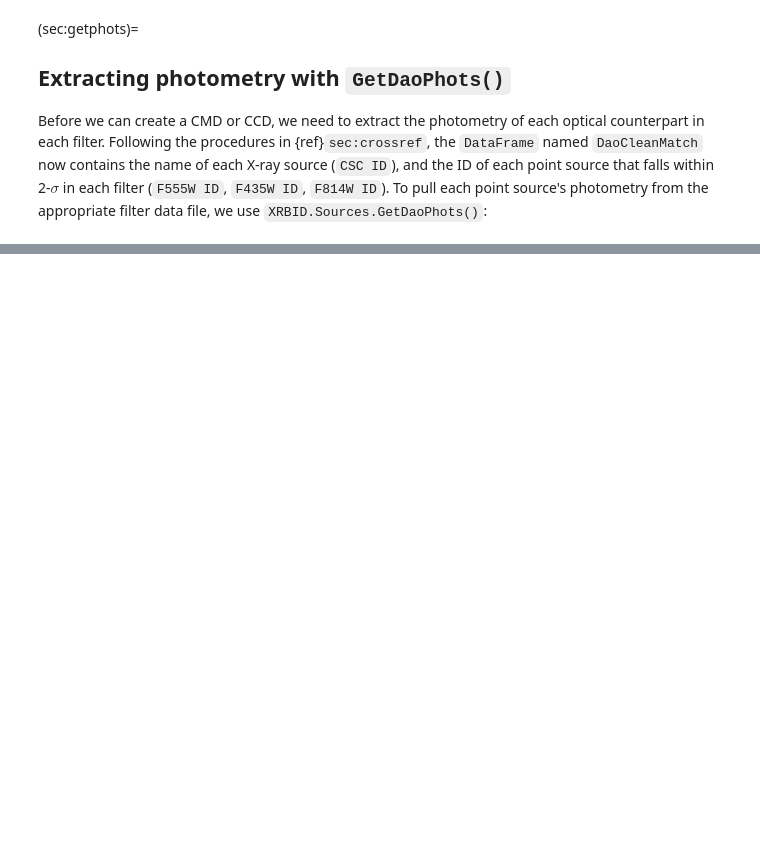
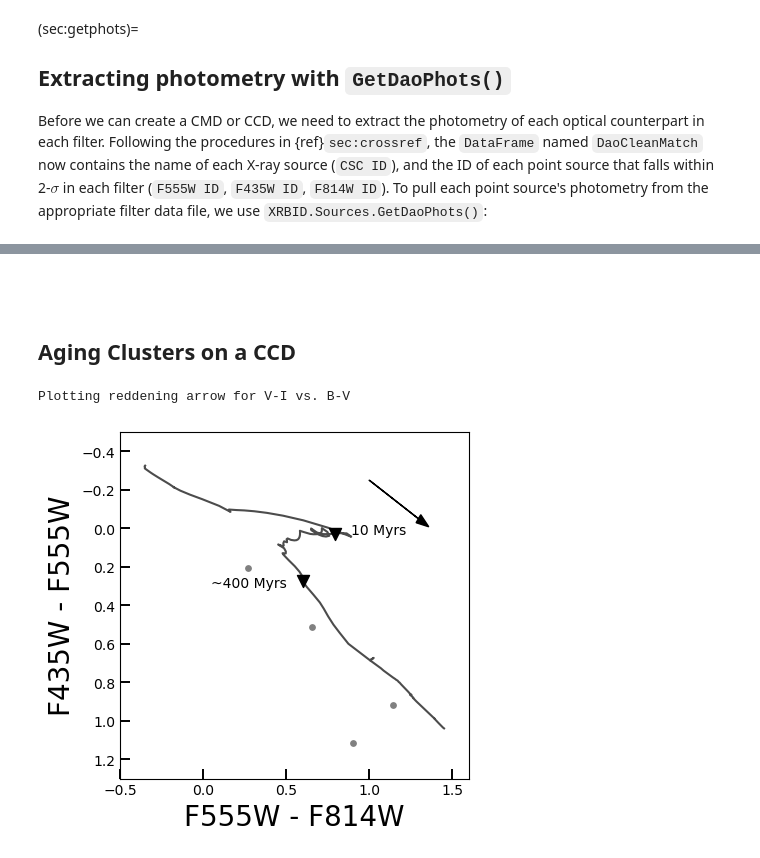
Before and after one commit to QosmicQi/XRBID, a Jupyter notebook: xrbid_guide/chapters/cmds.ipynb, the cells around one changed output, grey strips where cells are left out. Drawn from its saved outputs; the diff is of its cells as text; code cells hidden in the pictures; blank space fills up the shorter version.

```diff
--- a/xrbid_guide/chapters/cmds.ipynb
+++ b/xrbid_guide/chapters/cmds.ipynb
@@ -27,0 +80,18 @@ SyntaxError: incomplete input (575269775.py, line 8)
+# %% [markdown]
+###
+# %% [markdown]
+## Aging Clusters on a CCD
+# %%
+from XRBID.CMDs import MakeCCD
+from XRBID.DataFrameMod import RemoveElse, FindUnique
+
+# Picking out a few clusters to plot
+clusters = ["2CXO J140309.7+542114", "2CXO J140313.9+542136",
+           "2CXO J140304.6+542037", "2CXO J140319.2+542149"]
+TempSources = RemoveElse(FindUnique(DaoCleanPhots, header="CSC ID"),
+                         clusters, header="CSC ID")
+
+MakeCCD(TempSources, color="gray", E_BV=0.2, model_dir="XRBID")
+# %% [output]
+Plotting reddening arrow for V-I vs. B-V
+[figure, added]
```
Also changed, not shown: parts of 6 cells of this notebook, 33 other files.
